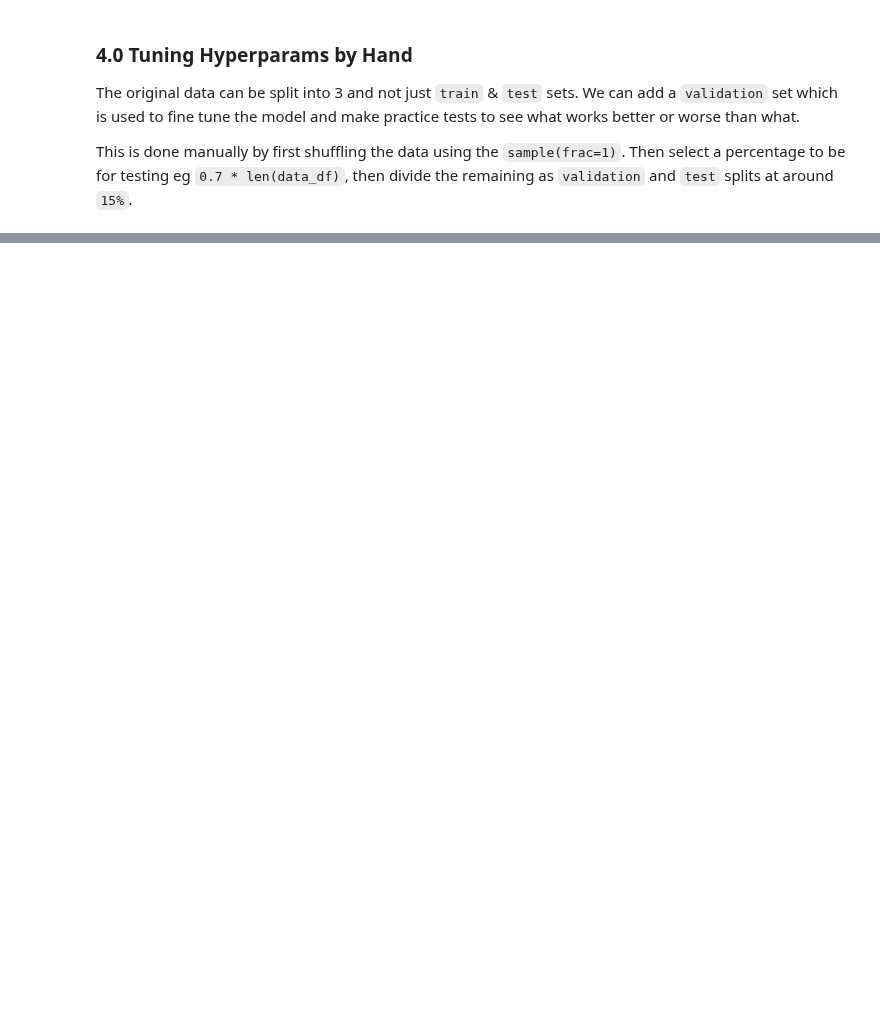
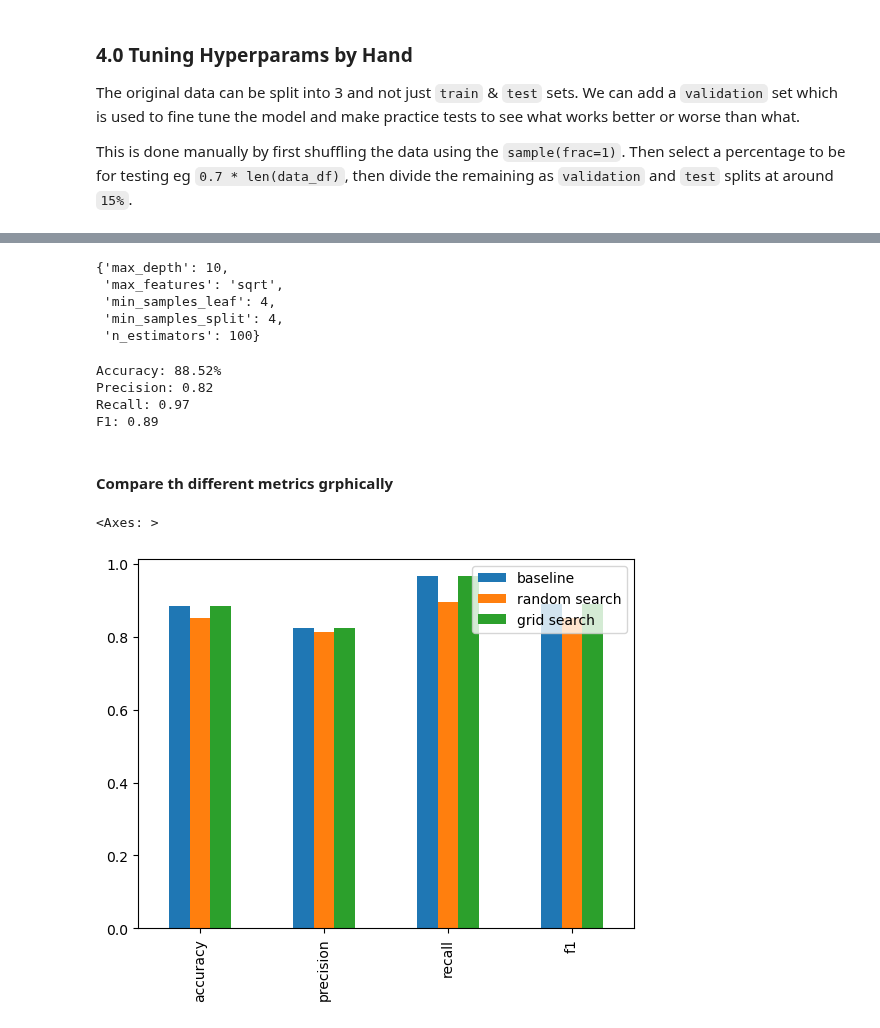
Before and after one commit to hassanShakur/data-science, a Jupyter notebook: scikit-workflow.ipynb, the cells around one changed output, grey strips where cells are left out. Drawn from its saved outputs; the diff is of its cells as text; code cells hidden in the pictures; blank space fills up the shorter version.

Commit message:
grid search cv

```diff
--- a/scikit-workflow.ipynb
+++ b/scikit-workflow.ipynb
@@ -1103,0 +1159,29 @@ accuracy_score(y_test, rs_y_preds)
+# %%
+from sklearn.model_selection import GridSearchCV, train_test_split
+
+grid_2 = {
+    'n_estimators': [10, 100],
+    'max_depth': [5, 10],
+    'max_features': ['auto', 'sqrt'],
+    'min_samples_split': [2, 4],
+    'min_samples_leaf': [4]
+}
+
+np.random.seed(2)
+x = heart_desease.drop('target', axis=1)
+y = heart_desease['target']
+
+x_train, x_test, y_train, y_test = train_test_split(x, y, test_size=0.2)
+
+clf = RandomForestClassifier(n_jobs=1)
+
+# Setup GridSearchCV
+gs_clf = GridSearchCV(
+    estimator=clf,
+    param_grid=grid_2,
+    cv=5,
+    verbose=2
+)
+
+# Fit the randomized model
+gs_clf.fit(x_train, y_train)
@@ -1103,0 +1228,29 @@ accuracy_score(y_test, rs_y_preds)
+# %%
+gs_clf.best_params_
+# %% [output]
+{'max_depth': 10,
+ 'max_features': 'sqrt',
+ 'min_samples_leaf': 4,
+ 'min_samples_split': 4,
+ 'n_estimators': 100}
+# %%
+gs_y_preds = gs_clf.predict(x_test)
+gs_metrics = evaluate_preds(y_true=y_test, y_preds=gs_y_preds)
+# %% [output]
+Accuracy: 88.52%
+Precision: 0.82
+Recall: 0.97
+F1: 0.89
+# %% [markdown]
+#### Compare th different metrics grphically
+# %%
+compare_metrics = pd.DataFrame({
+    'baseline': base_metrics,
+    'random search': rs_metrics,
+    'grid search': gs_metrics
+})
+
+compare_metrics.plot.bar()
+# %% [output]
+<Axes: >
+[figure, added]
```
Also changed, not shown: parts of 14 cells of this notebook.
